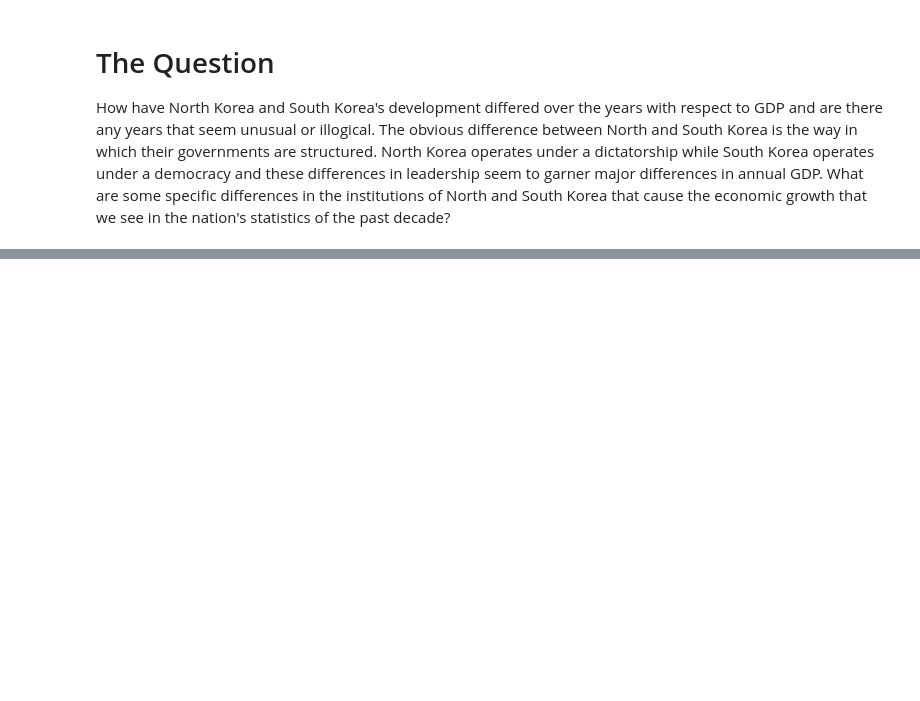
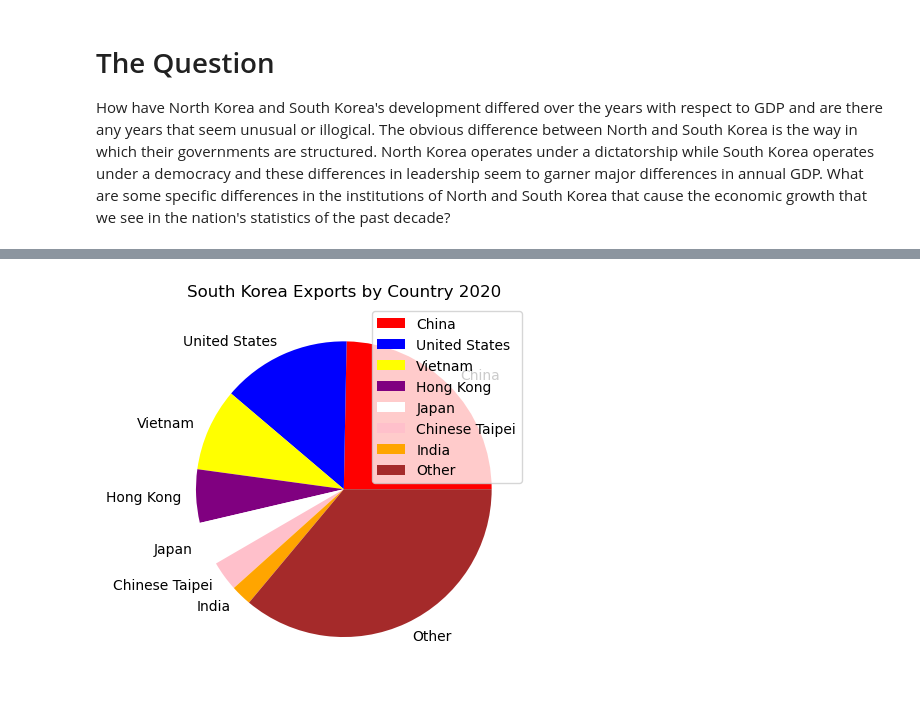
Before and after one commit to samcox0/EconGrowthUG-Fall-2022-GROUP-NAME-TOPIC, a Jupyter notebook: EmpiricalProject.ipynb, the cells around one changed output, grey strips where cells are left out. Cells and saved outputs as stored; diff of their text form; code cells hidden in the pictures; blank space fills up the shorter version.

```diff
--- a/EmpiricalProject.ipynb
+++ b/EmpiricalProject.ipynb
@@ -32,0 +46,10 @@ Although not robust in information, the above table indicates another cause for
+# %%
+countries = ['China','United States','Vietnam','Hong Kong','Japan','Chinese Taipei','India','Other']
+slices = [24.7,14.1,9.04,5.82,4.72,3.27,2.27,36.08]
+color = ['red','blue','yellow','purple','white','pink','orange','brown']
+plt.pie(slices,labels=countries,colors=color)
+plt.title('South Korea Exports by Country 2020')
+plt.legend()
+plt.show()
+# %% [output]
+[figure, added]
```
Also changed, not shown: parts of 17 cells of this notebook, 1 other file.
